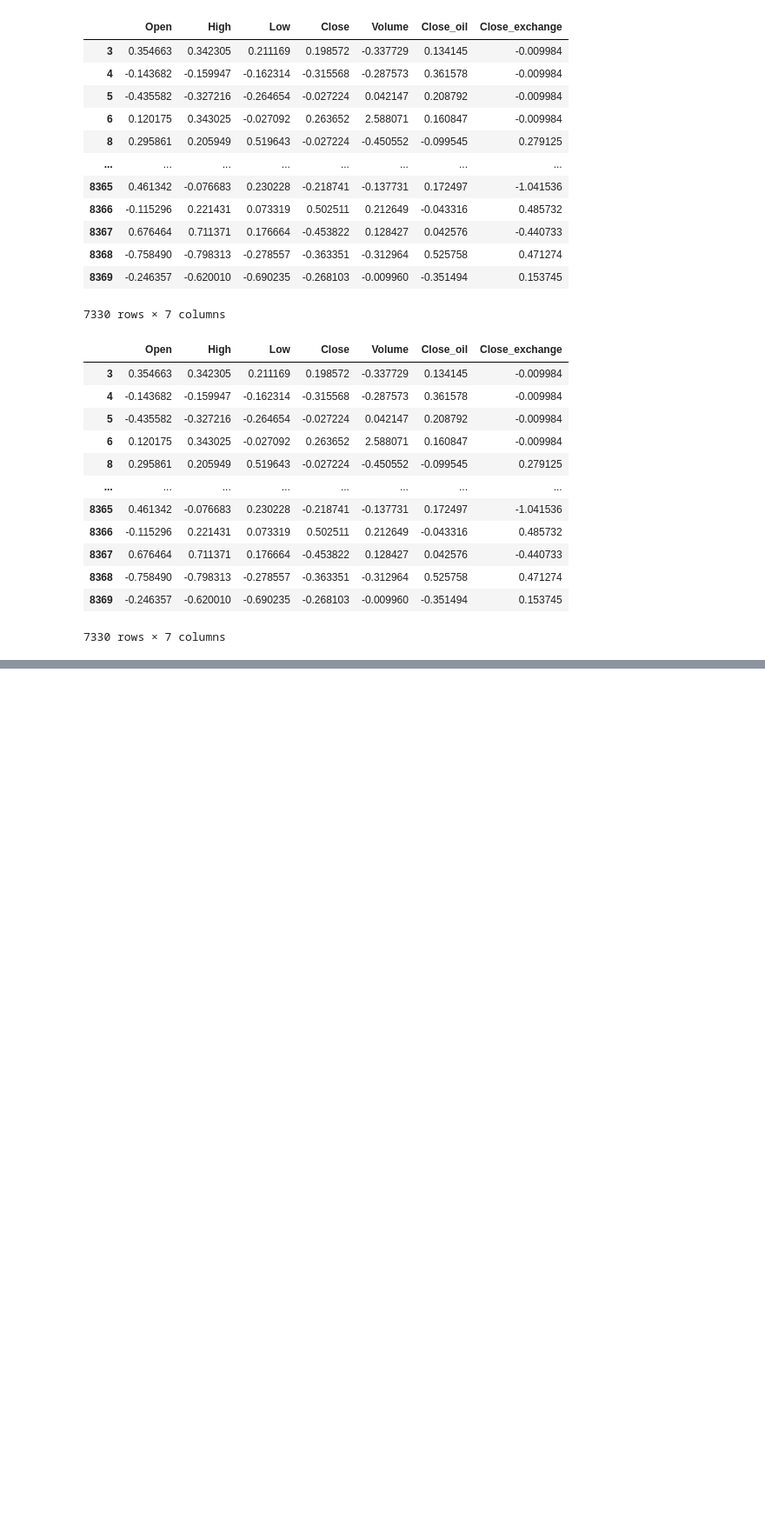
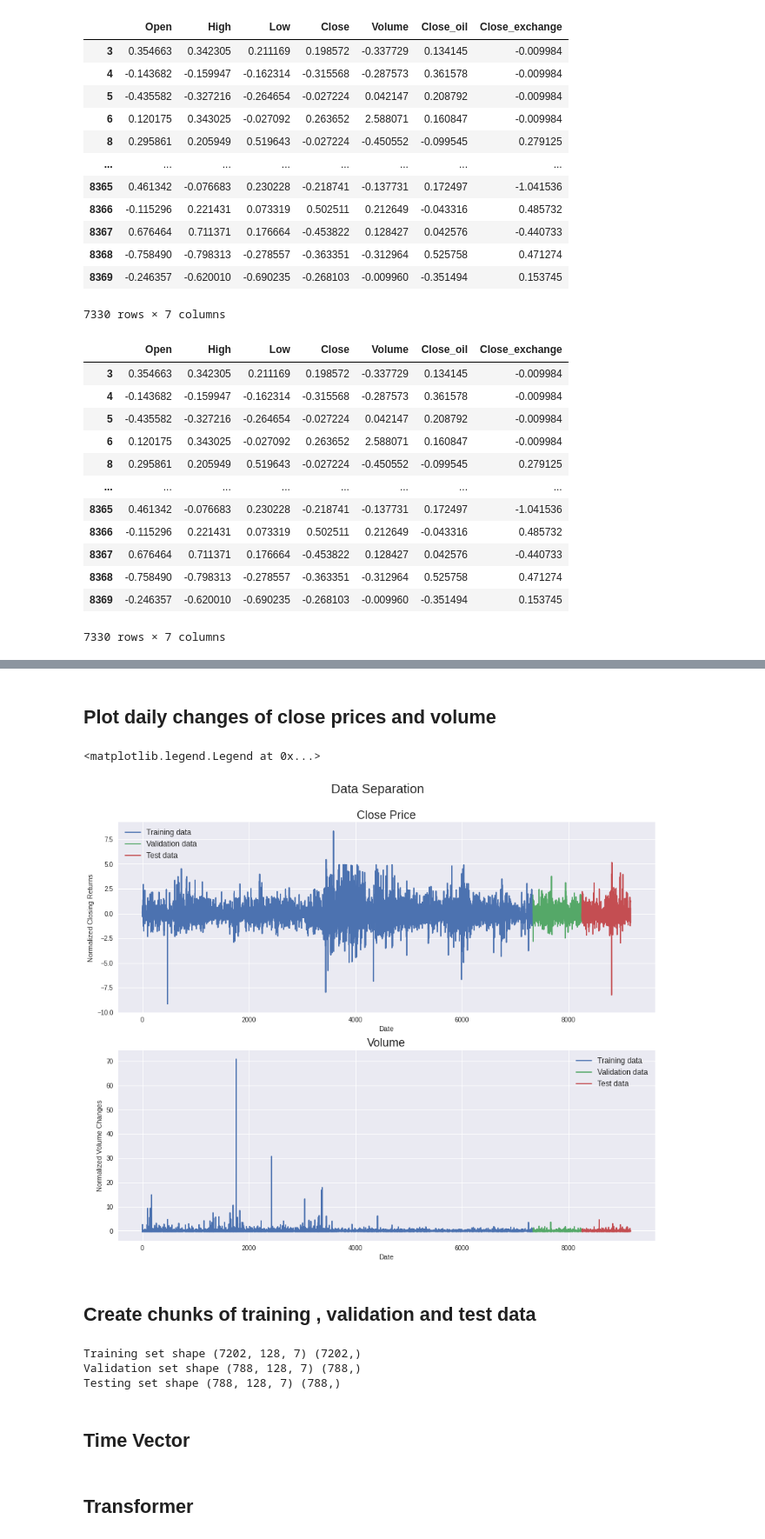
Before and after one commit to NahahaNahaha/2021_senier_project, a Jupyter notebook: KoreanAirModel.ipynb, the cells around one changed output, grey strips where cells are left out. Shown: that part at 87% size. Drawn from its saved outputs; the diff is of its cells as text; code cells hidden in the pictures; blank space fills up the shorter version.

```diff
--- a/KoreanAirModel.ipynb
+++ b/KoreanAirModel.ipynb
@@ -338,3 +338,79 @@ df_test
 | 10207 | -0.876454 | 0.394225 | 0.291462 | 1.293076 | -0.220319 | 1.233785 | -0.689759 |
 | 10208 | 1.992440 | 1.102622 | 1.803750 | 1.184759 | 0.002228 | 0.670182 | -0.373382 |
 916 rows × 7 columns
+# %% [markdown]
+## Plot daily changes of close prices and volume
+# %%
+fig = plt.figure(figsize=(15,12))
+st = fig.suptitle("Data Separation", fontsize=20)
+st.set_y(0.95)
+
+###############################################################################
+
+ax1 = fig.add_subplot(211)
+ax1.plot(np.arange(train_data.shape[0]), df_train['Close'], label='Training data')
+
+ax1.plot(np.arange(train_data.shape[0],
+                   train_data.shape[0]+val_data.shape[0]), df_val['Close'], label='Validation data')
+
+ax1.plot(np.arange(train_data.shape[0]+val_data.shape[0],
+                   train_data.shape[0]+val_data.shape[0]+test_data.shape[0]), df_test['Close'], label='Test data')
+ax1.set_xlabel('Date')
+ax1.set_ylabel('Normalized Closing Returns')
+ax1.set_title("Close Price", fontsize=18)
+ax1.legend(loc="best", fontsize=12)
+
+###############################################################################
+
+ax2 = fig.add_subplot(212)
+ax2.plot(np.arange(train_data.shape[0]), df_train['Volume'], label='Training data')
+
+ax2.plot(np.arange(train_data.shape[0],
+                   train_data.shape[0]+val_data.shape[0]), df_val['Volume'], label='Validation data')
+
+ax2.plot(np.arange(train_data.shape[0]+val_data.shape[0],
+                   train_data.shape[0]+val_data.shape[0]+test_data.shape[0]), df_test['Volume'], label='Test data')
+ax2.set_xlabel('Date')
+ax2.set_ylabel('Normalized Volume Changes')
+ax2.set_title("Volume", fontsize=18)
+ax2.legend(loc="best", fontsize=12)
+# %% [output]
+<matplotlib.legend.Legend at 0x...>
+[figure, added]
+# %% [markdown]
+## Create chunks of training , validation and test data
+# %%
+# Training data
+X_train, y_train = [], []
+for i in range(seq_len, len(train_data)):
+  X_train.append(train_data[i-seq_len:i]) # Chunks of training data with a length of 128 df-rows
+  y_train.append(train_data[:, 3][i]) #Value of 4th column (Close Price) of df-row 128+1
+X_train, y_train = np.array(X_train), np.array(y_train)
+
+###############################################################################
+
+# Validation data
+X_val, y_val = [], []
+for i in range(seq_len, len(val_data)):
+    X_val.append(val_data[i-seq_len:i])
+    y_val.append(val_data[:, 3][i])
+X_val, y_val = np.array(X_val), np.array(y_val)
+
+###############################################################################
+
+# Test data
+X_test, y_test = [], []
+for i in range(seq_len, len(test_data)):
+    X_test.append(test_data[i-seq_len:i])
+    y_test.append(test_data[:, 3][i])
+X_test, y_test = np.array(X_test), np.array(y_test)
+
+print('Training set shape', X_train.shape, y_train.shape)
+print('Validation set shape', X_val.shape, y_val.shape)
+print('Testing set shape' ,X_test.shape, y_test.shape)
+# %% [output]
+Training set shape (7202, 128, 7) (7202,)
+Validation set shape (788, 128, 7) (788,)
+Testing set shape (788, 128, 7) (788,)
+# %% [markdown]
+## Time Vector
@@ -340,0 +461,2 @@ df_test
+# %% [markdown]
+## Transformer
```
Also changed, not shown: parts of 6 cells of this notebook.
